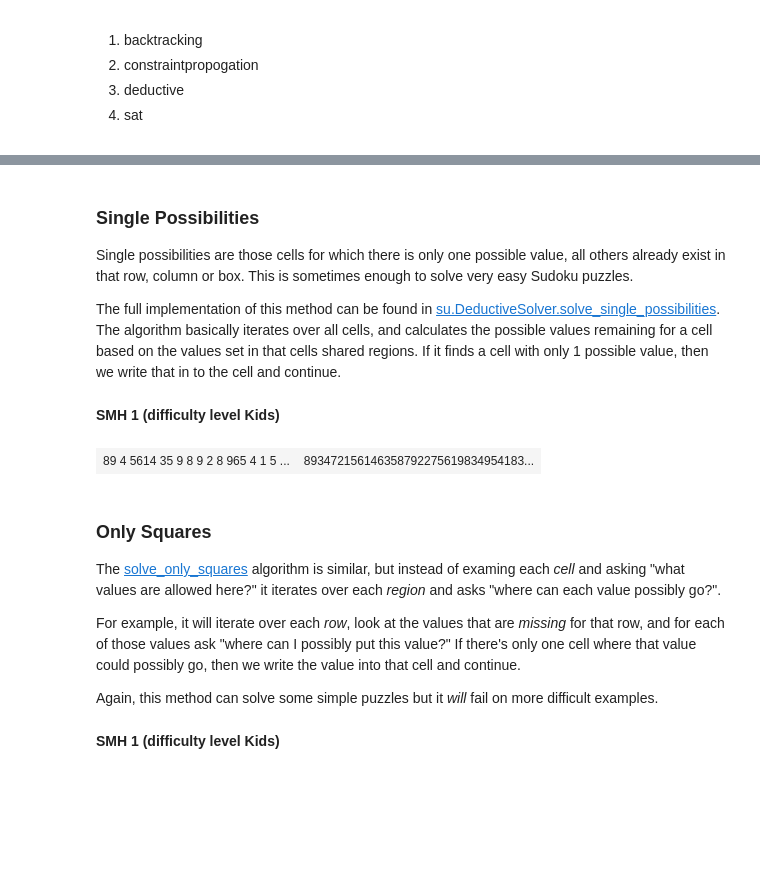
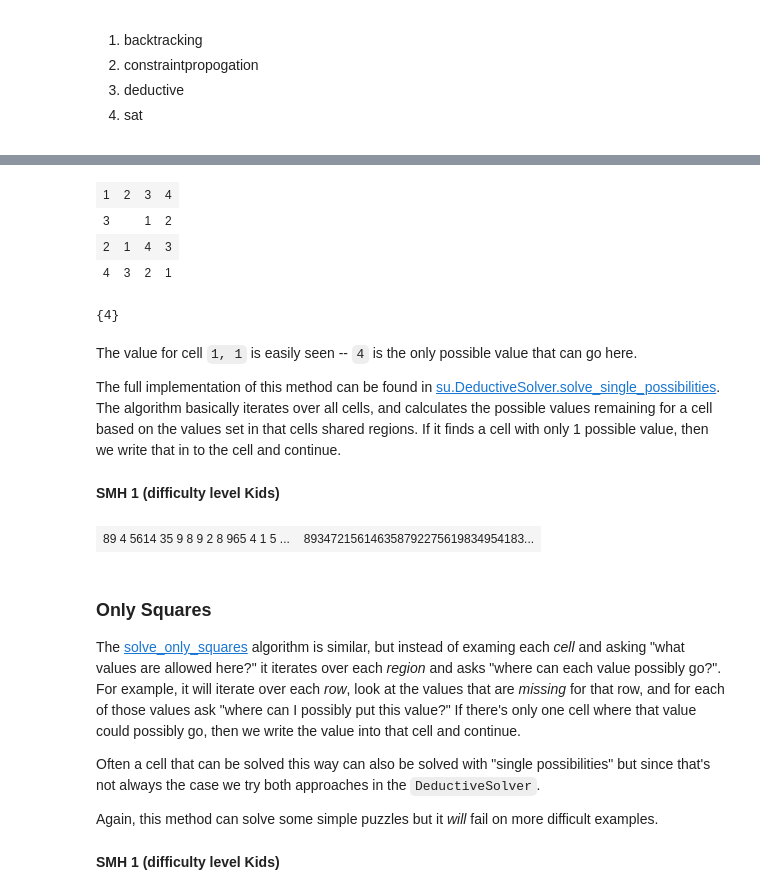
Before and after one commit to hissohathair/puzzle-solvers, a Jupyter notebook: Sudoku.ipynb, the cells around one changed output, grey strips where cells are left out. Drawn from its saved outputs; the diff is of its cells as text; code cells hidden in the pictures; blank space fills up the shorter version.

Commit message:
Clean-up of main notebook and bug fix in sudoku.py

```diff
--- a/Sudoku.ipynb
+++ b/Sudoku.ipynb
@@ -188,7 +193,15 @@ These methods are all coded in the class `DeductiveSolver`. Because these method
+# %%
+little_puzzle = su.SudokuPuzzle(4, '12343.1221434321')
+print_puzzle(little_puzzle)
+little_puzzle.get_allowed_values(1, 1)
+# %% [output]
+| 1 | 2 | 3 | 4 |
+| 3 |  | 1 | 2 |
+| 2 | 1 | 4 | 3 |
+| 4 | 3 | 2 | 1 |
+{4}
 # %% [markdown]
-### Single Possibilities
-
-Single possibilities are those cells for which there is only one possible value, all others already exist in that row, column or box. This is sometimes enough to solve very easy Sudoku puzzles.
+The value for cell `1, 1` is easily seen -- `4` is the only possible value that can go here.
 
 The full implementation of this method can be found in [su.DeductiveSolver.solve_single_possibilities](puzzle/sudoku.py). The algorithm basically iterates over all cells, and calculates the possible values remaining for a cell based on the values set in that cells shared regions. If it finds a cell with only 1 possible value, then we write that in to the cell and continue.
 # %%
@@ -200,9 +213,9 @@ SMH 1 (difficulty level Kids)
 # %% [markdown]
 ### Only Squares
 
-The [solve_only_squares](puzzle/sudoku.py) algorithm is similar, but instead of examing each *cell* and asking "what values are allowed here?" it iterates over each *region* and asks "where can each value possibly go?".
+The [solve_only_squares](puzzle/sudoku.py) algorithm is similar, but instead of examing each *cell* and asking "what values are allowed here?" it iterates over each *region* and asks "where can each value possibly go?". For example, it will iterate over each *row*, look at the values that are *missing* for that row, and for each of those values ask "where can I possibly put this value?" If there's only one cell where that value could possibly go, then we write the value into that cell and continue.
 
-For example, it will iterate over each *row*, look at the values that are *missing* for that row, and for each of those values ask "where can I possibly put this value?" If there's only one cell where that value could possibly go, then we write the value into that cell and continue.
+Often a cell that can be solved this way can also be solved with "single possibilities" but since that's not always the case we try both approaches in the `DeductiveSolver`.
 
 Again, this method can solve some simple puzzles but it *will* fail on more difficult examples.
 # %%
```
Also changed, not shown: parts of 23 cells of this notebook, 3 other files.
